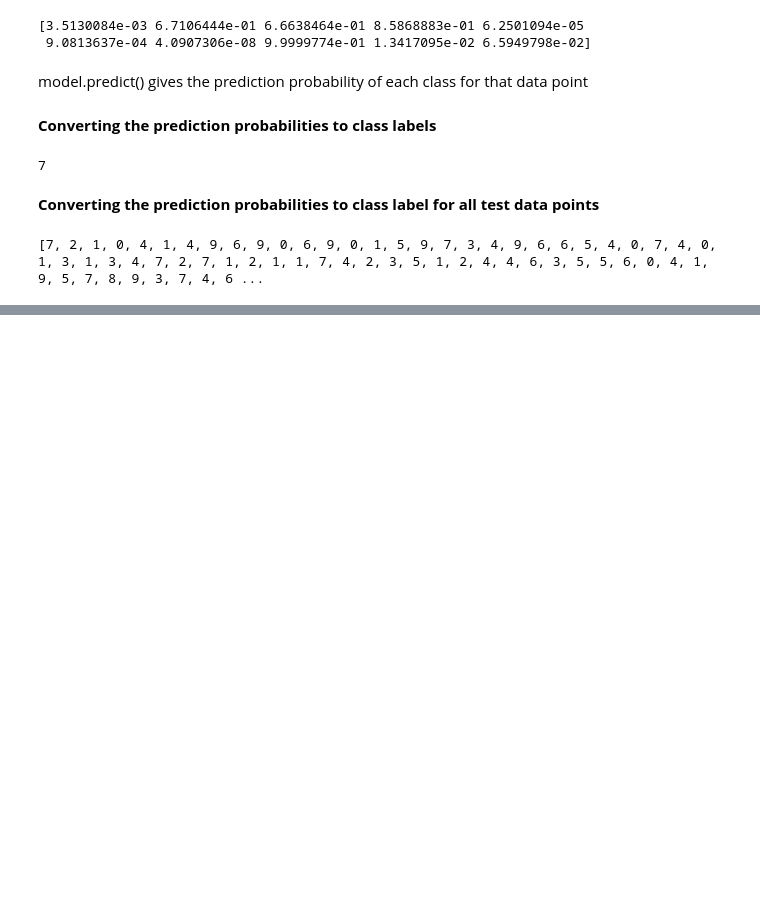
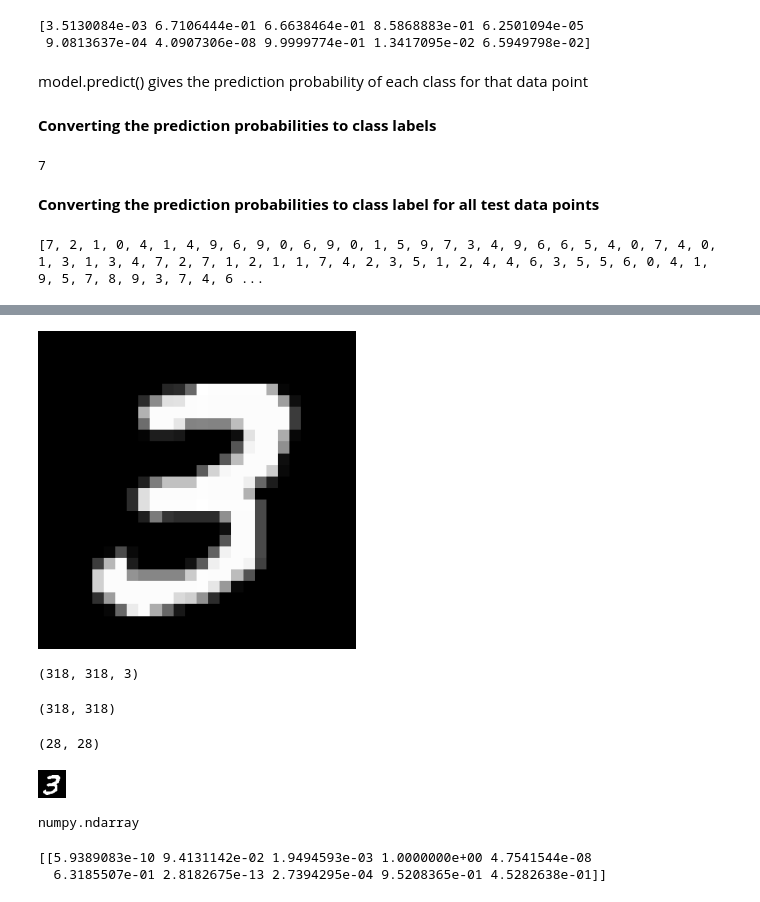
Before and after one commit to Davjot/MNIST-Digit-Classification-With-Neural-Network, a Jupyter notebook: MNIST_Digit_Classification.ipynb, the cells around one changed output, grey strips where cells are left out. Drawn from its saved outputs; the diff is of its cells as text; code cells hidden in the pictures; blank space fills up the shorter version.

```diff
--- a/MNIST_Digit_Classification.ipynb
+++ b/MNIST_Digit_Classification.ipynb
@@ -199,0 +228,4 @@ print(Y_pred_labels)
+# %%
+input_image_path = '/content/Mnist_image.png'
+
+input_image = cv2.imread(input_image_path)
@@ -199,0 +256,8 @@ print(Y_pred_labels)
+# %%
+cv2_imshow(input_image)
+# %% [output]
+[figure, added]
+# %%
+input_image.shape
+# %% [output]
+(318, 318, 3)
@@ -199,0 +266,4 @@ print(Y_pred_labels)
+# %%
+grayscale.shape
+# %% [output]
+(318, 318)
@@ -199,0 +272,8 @@ print(Y_pred_labels)
+# %%
+input_image_resize.shape
+# %% [output]
+(28, 28)
+# %%
+cv2_imshow(input_image_resize)
+# %% [output]
+[figure, added]
@@ -199,0 +282,4 @@ print(Y_pred_labels)
+# %%
+type(input_image_resize)
+# %% [output]
+numpy.ndarray
@@ -199,0 +288,6 @@ print(Y_pred_labels)
+# %%
+input_prediction = model.predict(image_reshape)
+print(input_prediction)
+# %% [output]
+[[5.9389083e-10 9.4131142e-02 1.9494593e-03 1.0000000e+00 4.7541544e-08
+  6.3185507e-01 2.8182675e-13 2.7394295e-04 9.5208365e-01 4.5282638e-01]]
```
Also changed, not shown: parts of 14 cells of this notebook.
